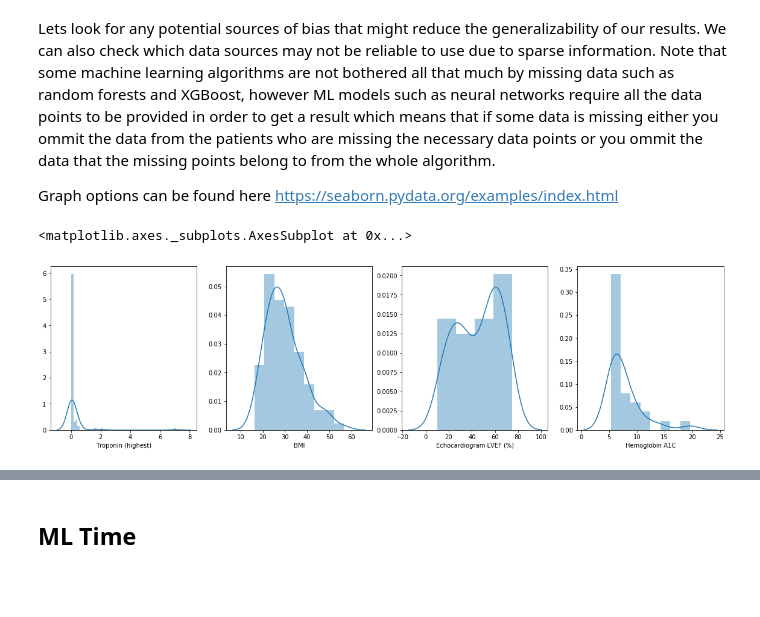
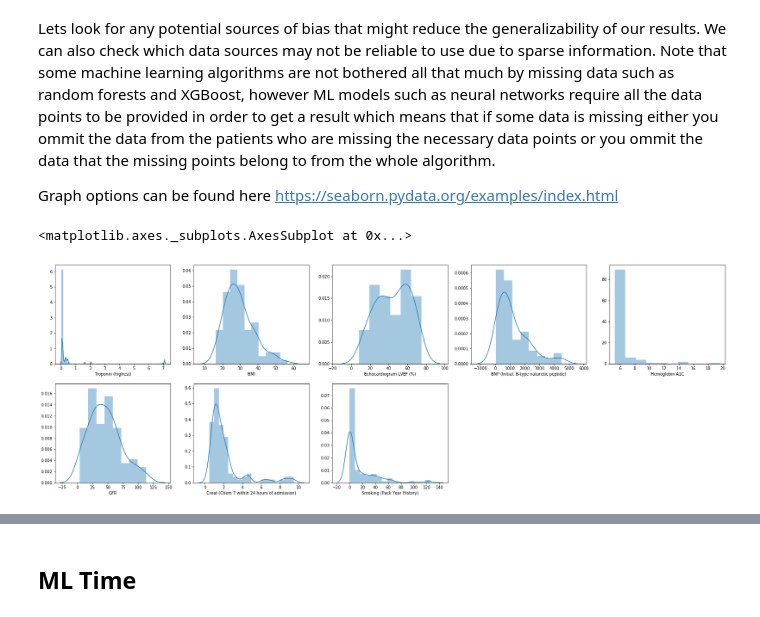
Before and after one commit to Michael-Equi/hfr, a Jupyter notebook: notebooks/hfr-ml-comparison.ipynb, the cells around one changed output, grey strips where cells are left out. Cells and saved outputs as stored; diff of their text form; code cells hidden in the pictures; blank space fills up the shorter version.

Commit message:
Added more data and tuned XGBoost to 80% validation accuracy + new visualizations

```diff
--- a/notebooks/hfr-ml-comparison.ipynb
+++ b/notebooks/hfr-ml-comparison.ipynb
@@ -26,0 +7,23 @@ data
+# %%
+import pandas as pd
+# https://medium.com/dunder-data/selecting-subsets-of-data-in-pandas-6fcd0170be9c
+csv_path = "../data/chf_data.csv"
+data = pd.read_csv(csv_path, header=1)
+
+# convert string values to integers 0 and 1
+data['Gender'] = data['Gender'].map({'M': 1, 'F': 0})
+data['DM'] = data['DM'].map({1: 1, 0: 0})
+data['30 day readmission'] = data['30 day readmission'].map({1: 1, 0: 0})
+data['60 day readmission'] = data['60 day readmission'].map({1: 1, 0: 0})
+data['30 day death'] = data['30 day death'].map({1: 1, 0: 0})
+data['60 day death'] = data['60 day death'].map({1: 1, 0: 0})
+data['90 day death'] = data['90 day death'].map({1: 1, 0: 0})
+data['Hypertension'] = data['Hypertension'].map({1: 1, 0: 0})
+data['Coronary Artery Disease'] = data['Coronary Artery Disease'].map({1: 1, 0: 0})
+data['Prior Stroke / TIA / Cerebral Vascular Ischemia'] = data['Prior Stroke / TIA / Cerebral Vascular Ischemia'].map({1: 1, 0: 0})
+data['Atrial Fibrillation'] = data['Atrial Fibrillation'].map({1: 1, 0: 0})
+data['Peripheral vascular disease'] = data['Peripheral vascular disease'].map({1: 1, 0: 0})
+data['Obstructive Sleep Apnea'] = data['Obstructive Sleep Apnea'].map({1: 1, 0: 0})
+data['Aortic Stenosis'] = data['Aortic Stenosis'].map({1: 1, 0: 0})
+
+data
@@ -66,17 +86,25 @@ Graph options can be found here https://seaborn.pydata.org/examples/index.html
 # %%
 import seaborn as sns
 import matplotlib.pyplot as plt
 import numpy as np
 
-fig = plt.figure(figsize=(20,5))
-fig.add_subplot(1,4,1)
+fig = plt.figure(figsize=(30,10))
+fig.add_subplot(2,5,1)
 sns.distplot(data['Troponin (highest)'])
-fig.add_subplot(1,4,2)
+fig.add_subplot(2,5,2)
 sns.distplot(data['BMI'])
-fig.add_subplot(1,4,3)
+fig.add_subplot(2,5,3)
 sns.distplot(data['Echocardiogram LVEF (%)'])
-fig.add_subplot(1,4,4)
-sns.distplot(data['Hemoglobin A1C'])
+fig.add_subplot(2,5,4)
+sns.distplot(data['BNP (Initial, B-type naturetic peptide)'])
+fig.add_subplot(2,5,5)
+sns.distplot(data['Hemoglobin A1C'], kde=False)
+fig.add_subplot(2,5,6)
+sns.distplot(data['GFR'])
+fig.add_subplot(2,5,7)
+sns.distplot(data['Creat (Chem 7 within 24 hours of admission)'])
+fig.add_subplot(2,5,8)
+sns.distplot(data['Smoking (Pack Year History)'])
 # %% [output]
 <matplotlib.axes._subplots.AxesSubplot at 0x...>
-[figure, old version]
+[figure, new version]
```
Also changed, not shown: parts of 19 cells of this notebook, 1 other file.
